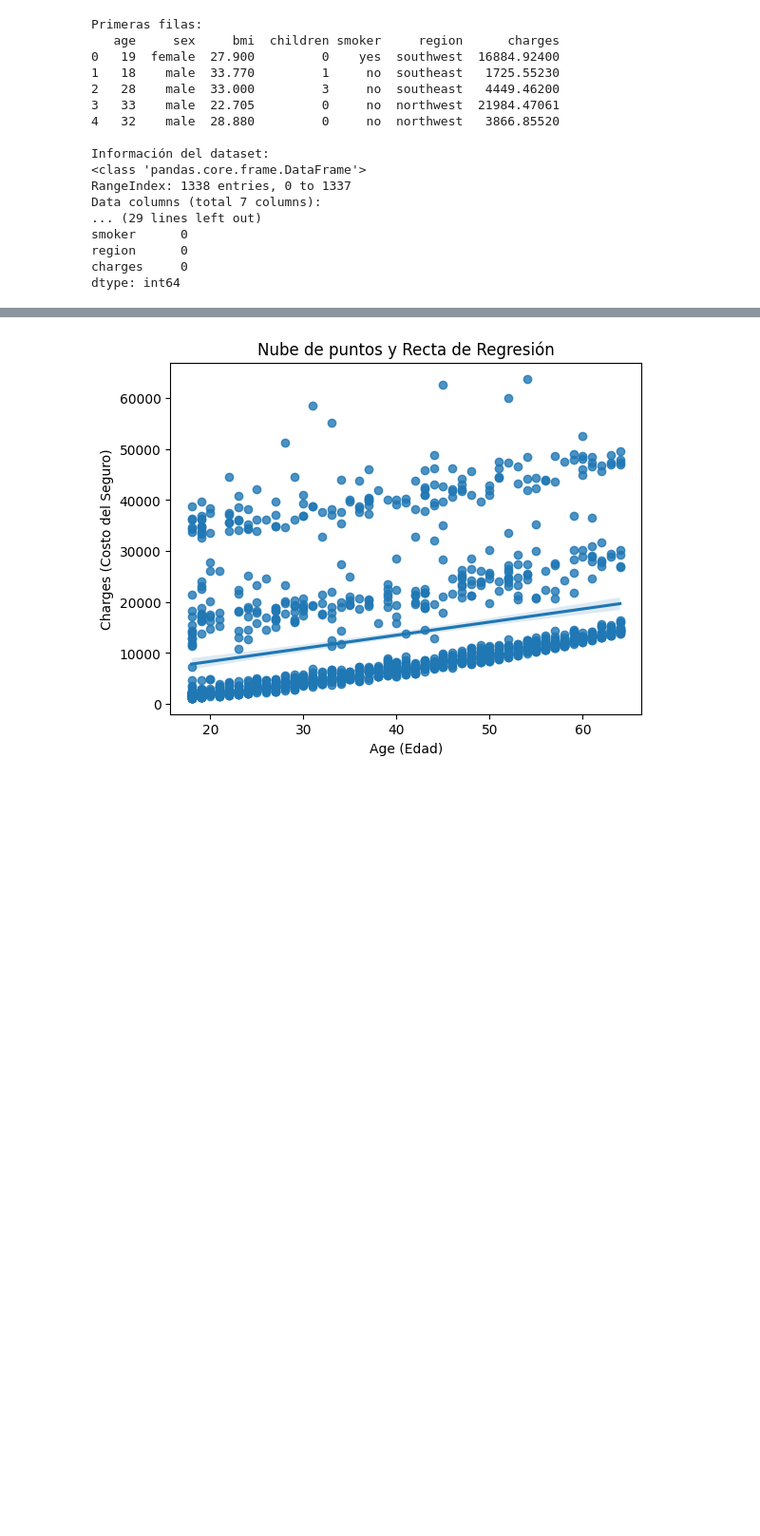
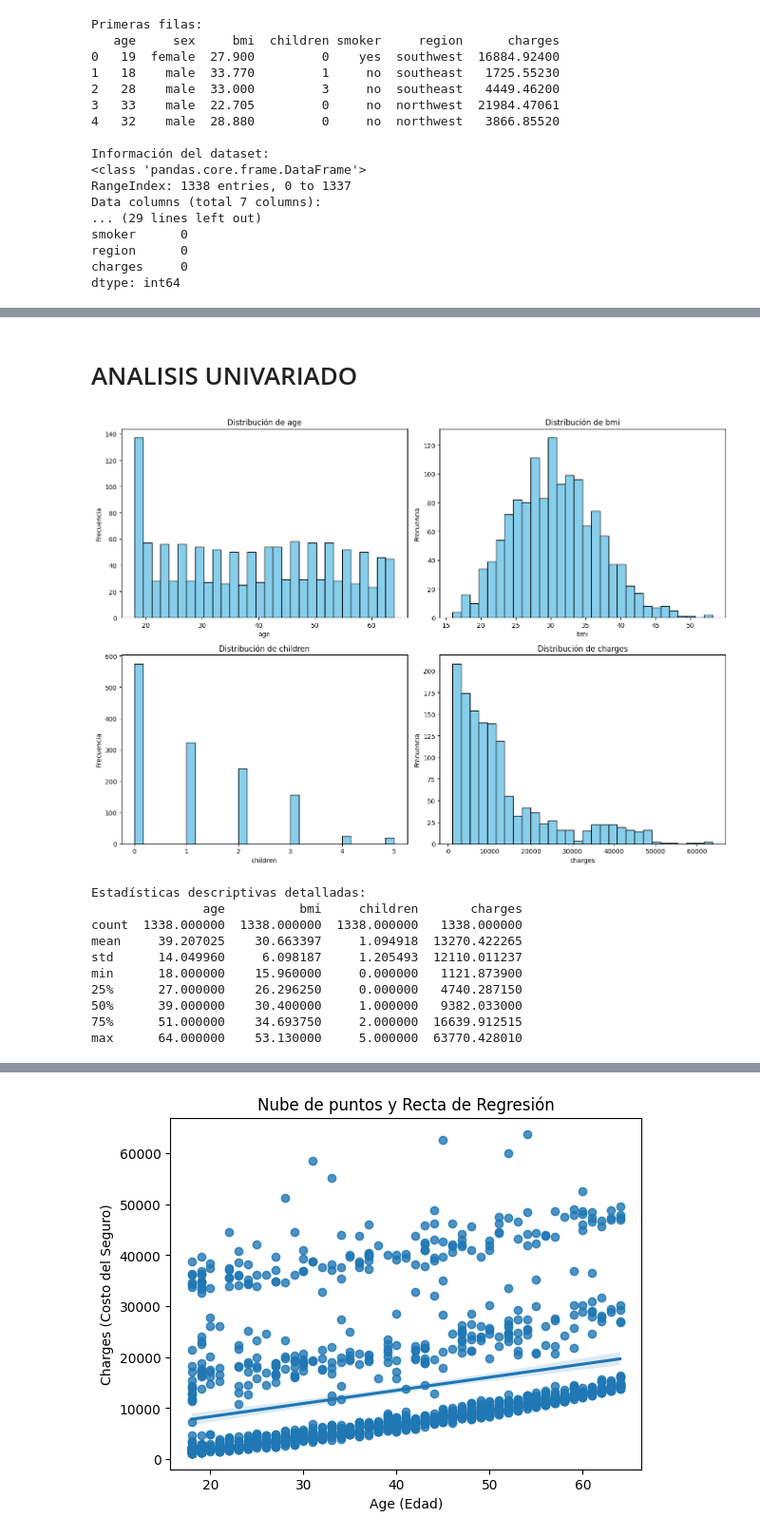
Before and after one commit to 4GeeksAcademy/palomagondim-intro-ml, a Jupyter notebook: src/02-regression.ipynb, the cells around one changed output, grey strips where cells are left out. Shown at 95% size. Saved outputs shown, nothing was run; the diff lists cells and outputs as text; code cells hidden in the pictures; blank space fills up the shorter version.

```diff
--- a/src/02-regression.ipynb
+++ b/src/02-regression.ipynb
@@ -41,0 +73,32 @@ dtype: int64
+# %% [markdown]
+# ANALISIS UNIVARIADO
+# %%
+numeric_cols = ['age', 'bmi', 'children', 'charges']
+
+fig, axes = plt.subplots(2, 2, figsize=(14, 10))
+axes = axes.ravel()
+
+for i, col in enumerate(numeric_cols):
+    axes[i].hist(df[col], bins=30, color='skyblue', edgecolor='black')
+    axes[i].set_title(f'Distribución de {col}')
+    axes[i].set_xlabel(col)
+    axes[i].set_ylabel('Frecuencia')
+
+plt.tight_layout()
+plt.show()
+
+# Estadísticas detalladas
+print("\nEstadísticas descriptivas detalladas:")
+print(df[numeric_cols].describe())
+# %% [output]
+[figure, added]
+Estadísticas descriptivas detalladas:
+               age          bmi     children       charges
+count  1338.000000  1338.000000  1338.000000   1338.000000
+mean     39.207025    30.663397     1.094918  13270.422265
+std      14.049960     6.098187     1.205493  12110.011237
+min      18.000000    15.960000     0.000000   1121.873900
+25%      27.000000    26.296250     0.000000   4740.287150
+50%      39.000000    30.400000     1.000000   9382.033000
+75%      51.000000    34.693750     2.000000  16639.912515
+max      64.000000    53.130000     5.000000  63770.428010
```
Also changed, not shown: parts of 12 cells of this notebook.
